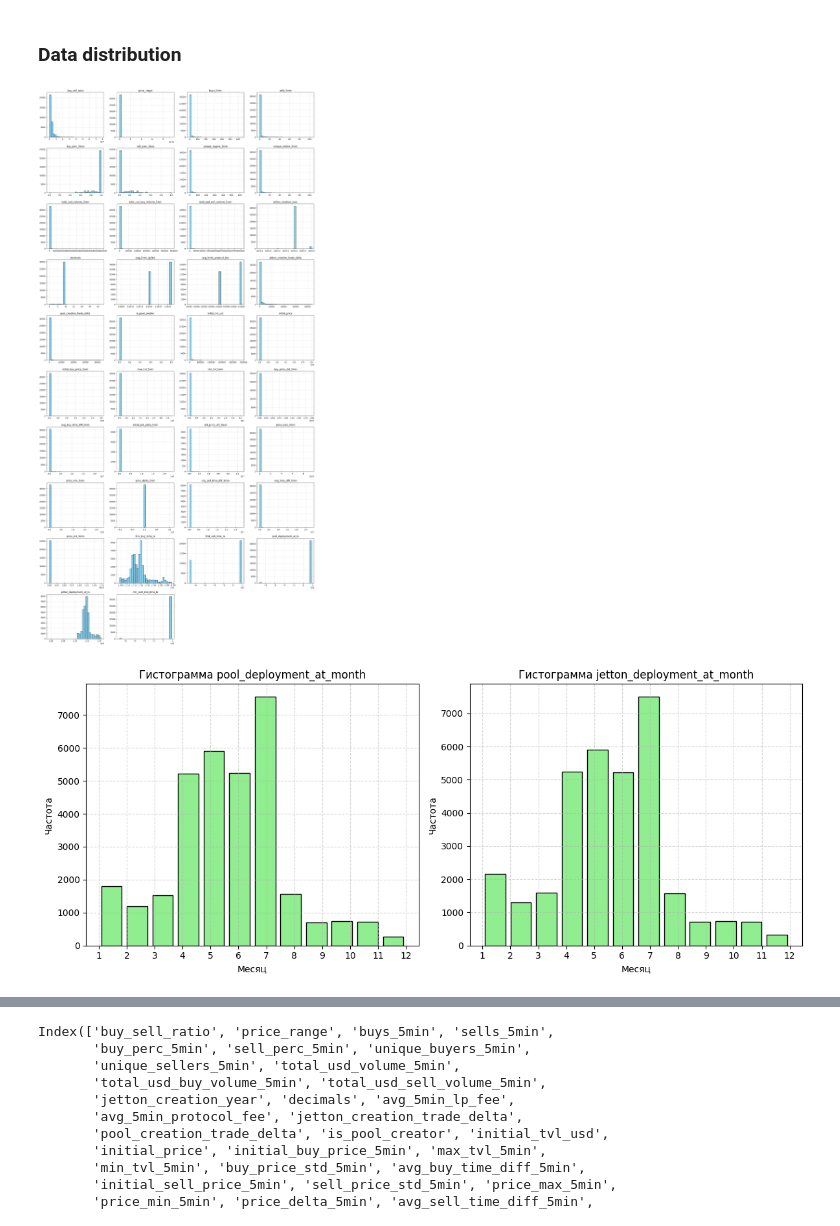
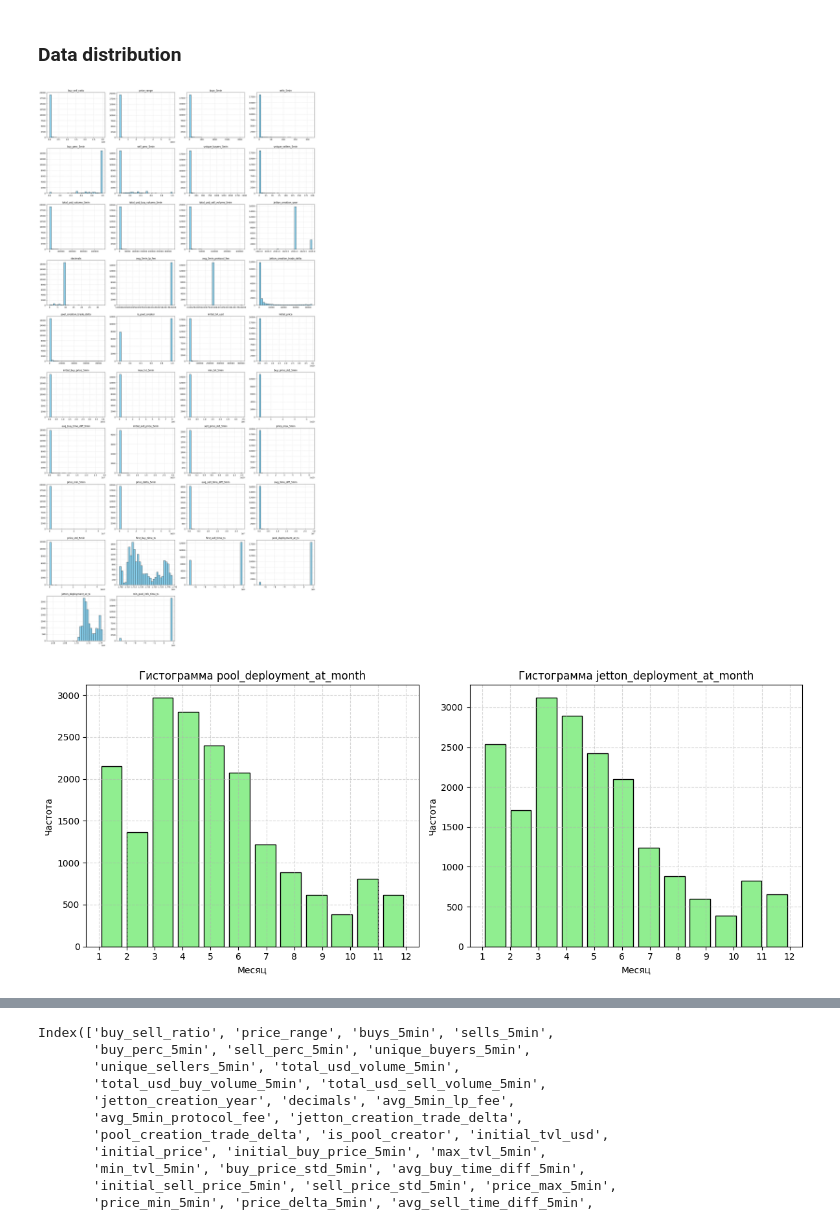
Before and after one commit to YaremusDima/diploma-master, a Jupyter notebook: learn.ipynb, the cells around one changed output, grey strips where cells are left out. Cells and saved outputs as stored; diff of their text form; code cells hidden in the pictures.

```diff
--- a/learn.ipynb
+++ b/learn.ipynb
@@ -61,18 +62,21 @@ numerical_features = [
 
     'avg_time_diff_5min',
     'price_std_5min',
+]
 
+time_features = [
     'first_buy_time_ts',
     'first_sell_time_ts',
     'pool_deployment_at_ts',
     'jetton_deployment_at_ts',
     'min_pool_info_time_ts',
 ]
+
 cyclical_features = [
     'pool_deployment_at_month', # creation month sin/cos
     'jetton_deployment_at_month' # creation month sin/cos
 ]
 
-all_features = numerical_features + cyclical_features
+all_features = numerical_features + time_features + cyclical_features
 print(all_features)
 # %% [output]
@@ -267,5 +275,5 @@ Index(['token_address', 'project', 'pool_address', 'version',
 # %%
-print(f"{'column_name':27}, {'example':66}, {'null percent'}")
-for c, i in zip(stonfi_df.columns, stonfi_df.iloc[0]):
-    print(f"{c:27}= {str(i):66}, {stonfi_df[c].isna().mean()*100:.3}%")
+print(f"{'column_name':27}, {'example':24}, {'null percent'}, is > 0")
+for feature in all_features:
+    print(f"{feature:28}= {stonfi_df.iloc[0][feature]:24}, {stonfi_df[feature].isna().mean()*100:11.3}%, {(stonfi_df[feature] > 0).all()}")
 # %% [output]
@@ -744,10 +752,10 @@ def cos_transformer(period):
 # %%
 # Разделение данных
 
-X = dedust_df[numerical_features + cyclical_features]
-y = dedust_df['target']
-# X = stonfi_df[numerical_features + cyclical_features]
-# y = stonfi_df['target']
+# X = dedust_df[numerical_features + cyclical_features]
+# y = dedust_df['target']
+X = stonfi_df[all_features]
+y = stonfi_df['target']
 X_train, X_test, y_train, y_test = train_test_split(
     X, y, test_size=0.2, stratify=y, random_state=42
 )
@@ -801,10 +850,10 @@ ColumnTransformer(transformers=[('num',
 # %% [markdown]
 ### Data distribution
 # %%
-plot_features(X, numerical_features, cyclical_features)
+plot_features(X, numerical_features + time_features, cyclical_features)
 # %% [output]
-[figure, old version]
+[figure, new version]
-[figure, old version]
+[figure, new version]
 # %%
 # # .apply(lambda x: np.log(x))
 # X['total_usd_volume_5min'].hist(
```
Also changed, not shown: parts of 14 cells of this notebook.
